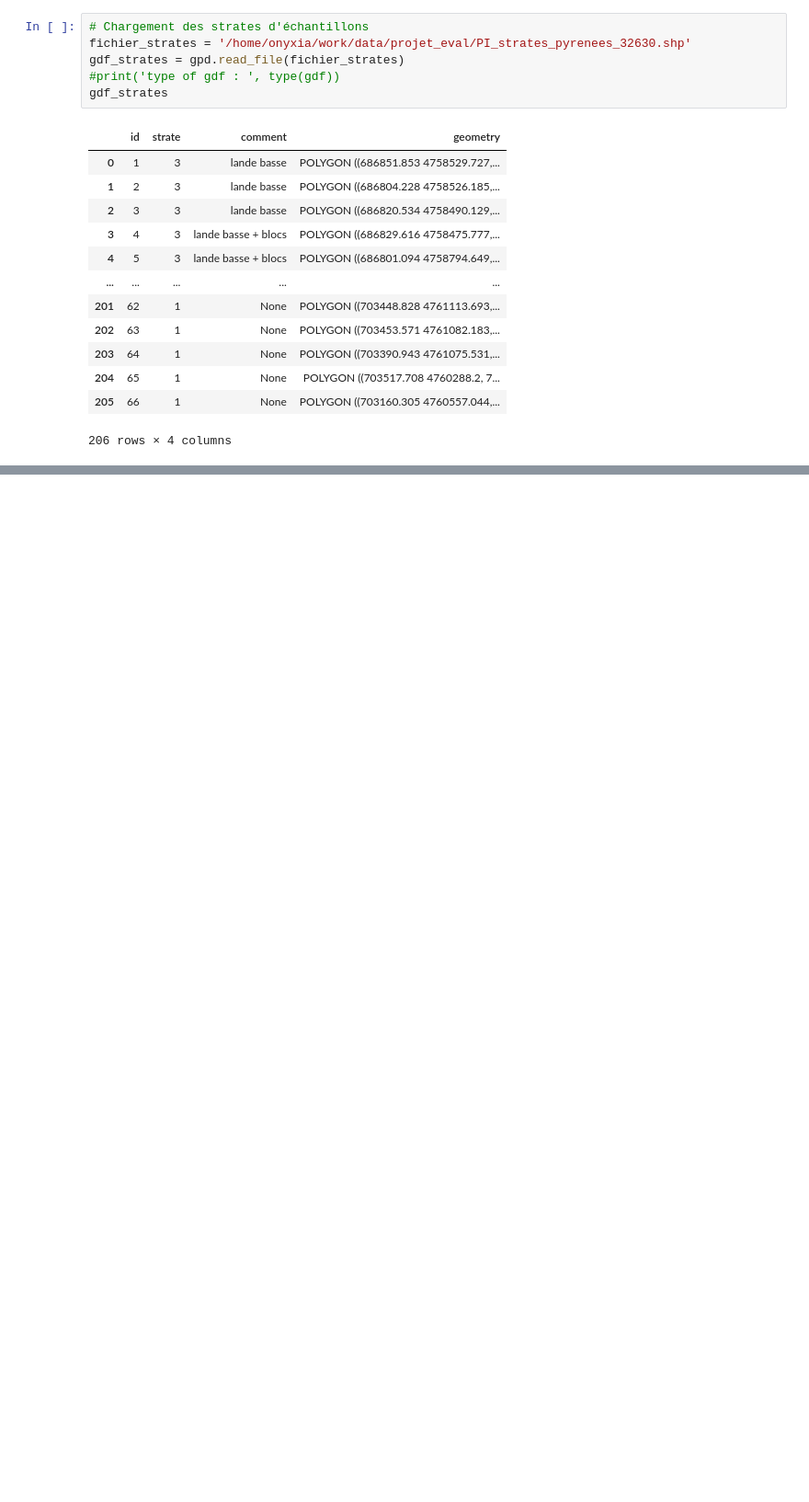
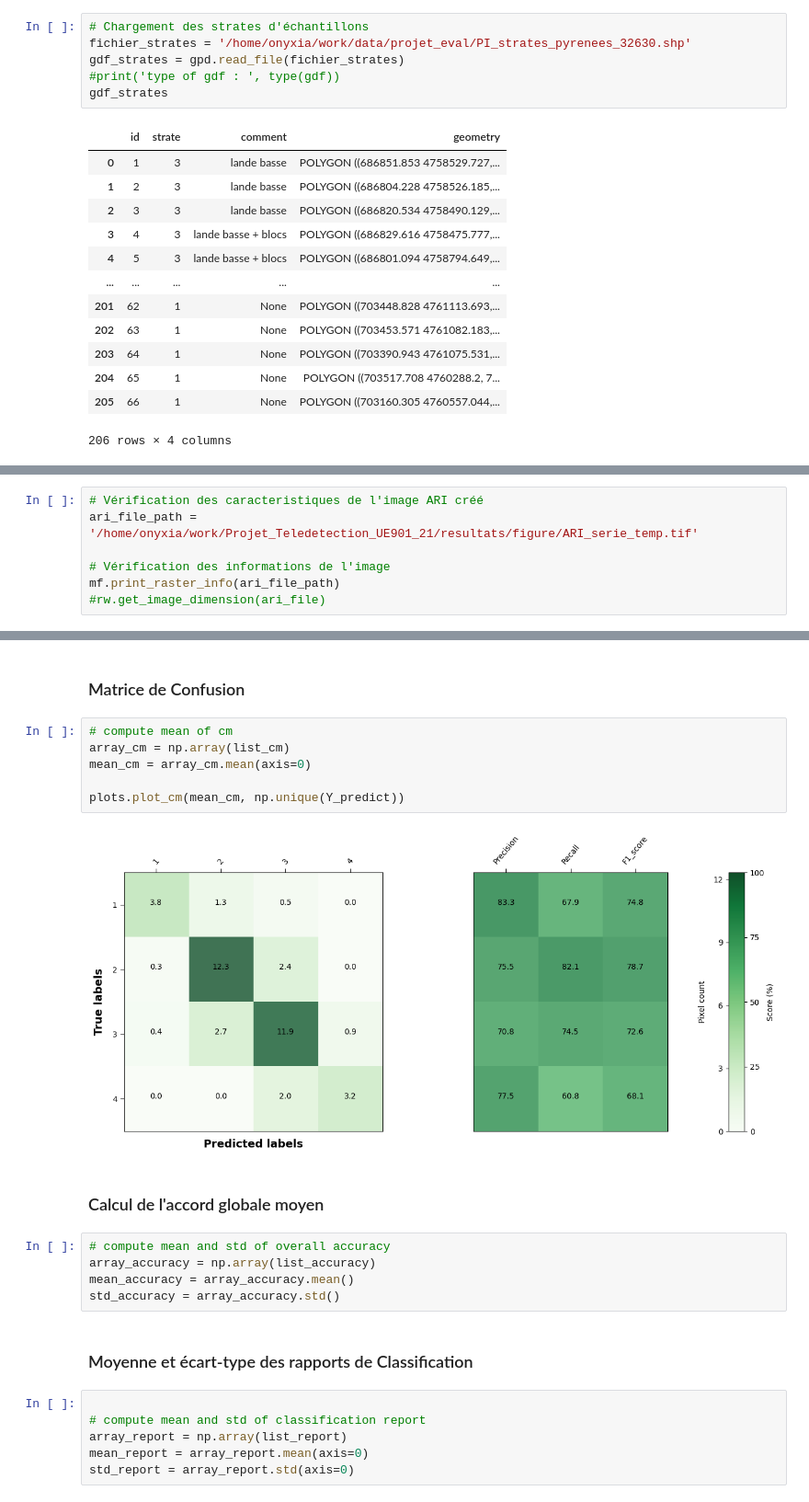
Before and after one commit to DASSITHEO/Projet_Teledetection_UE901_21, a Jupyter notebook: projet_telea_DASSI-FENGAING_ALAIN-THEOPHILE.ipynb, the cells around one changed output, grey strips where cells are left out. Shown at 92% size. Saved outputs shown, nothing was run; the diff lists cells and outputs as text; blank space fills up the shorter version.

```diff
--- a/projet_telea_DASSI-FENGAING_ALAIN-THEOPHILE.ipynb
+++ b/projet_telea_DASSI-FENGAING_ALAIN-THEOPHILE.ipynb
@@ -235,0 +214,7 @@ Float64
+# %%
+# Vérification des caracteristiques de l'image ARI créé
+ari_file_path = '/home/onyxia/work/Projet_Teledetection_UE901_21/resultats/figure/ARI_serie_temp.tif'
+
+# Vérification des informations de l'image
+mf.print_raster_info(ari_file_path)
+#rw.get_image_dimension(ari_file)
@@ -235,0 +496,25 @@ Float64
+# %% [markdown]
+### Matrice de Confusion
+# %%
+# compute mean of cm
+array_cm = np.array(list_cm)
+mean_cm = array_cm.mean(axis=0)
+
+plots.plot_cm(mean_cm, np.unique(Y_predict))
+# %% [output]
+[figure, added]
+# %% [markdown]
+### Calcul de l'accord globale moyen
+# %%
+# compute mean and std of overall accuracy
+array_accuracy = np.array(list_accuracy)
+mean_accuracy = array_accuracy.mean()
+std_accuracy = array_accuracy.std()
+# %% [markdown]
+### Moyenne et écart-type des rapports de Classification
+# %%
+
+# compute mean and std of classification report
+array_report = np.array(list_report)
+mean_report = array_report.mean(axis=0)
+std_report = array_report.std(axis=0)
```
Also changed, not shown: parts of 49 cells of this notebook, 9 other files.
